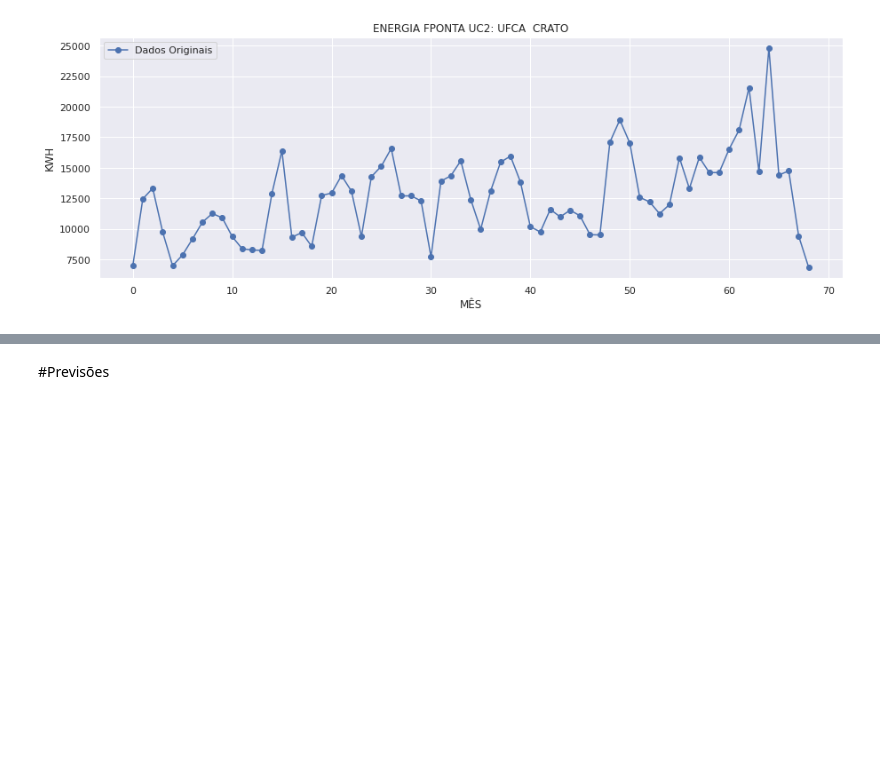
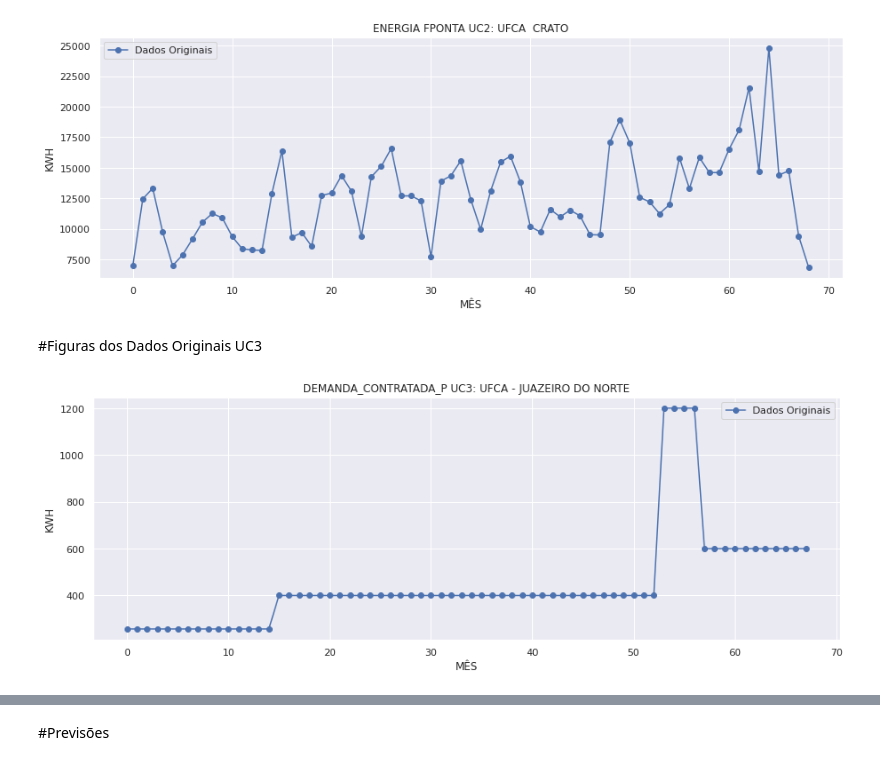
Before and after one commit to byronacunia/UFCA_estudo_mercado_livre, a Jupyter notebook: UFCA.ipynb, the cells around one changed output, grey strips where cells are left out. Cells and saved outputs as stored; diff of their text form; code cells hidden in the pictures; blank space fills up the shorter version.

```diff
--- a/UFCA.ipynb
+++ b/UFCA.ipynb
@@ -472,3 +472,15 @@ _ = plt.title("ENERGIA FPONTA UC2: UFCA  CRATO")
 plt.show()
 # %% [output]
 [figure]
+# %% [markdown]
+#Figuras dos Dados Originais UC3
+# %%
+fig, ax = plt.subplots(figsize=(15, 5))
+_ = plt.plot(range(len(dadosUC3['DEMANDA_CONTRATADA_P'])), dadosUC3['DEMANDA_CONTRATADA_P'], marker='o', color="b")
+_ = plt.xlabel("MÊS")
+_ = plt.ylabel("KWH")
+_ = plt.legend(['Dados Originais'])
+_ = plt.title("DEMANDA_CONTRATADA_P UC3: UFCA - JUAZEIRO DO NORTE")
+plt.show()
+# %% [output]
+[figure, added]
```
Also changed, not shown: parts of 5 cells of this notebook.
